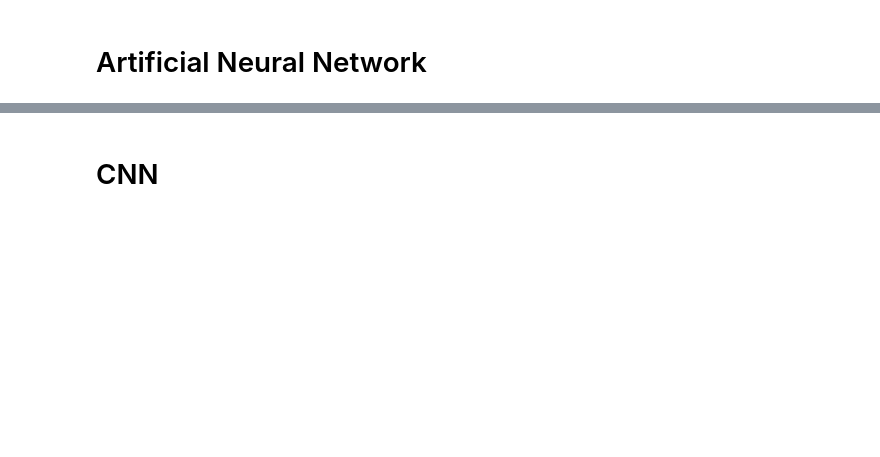
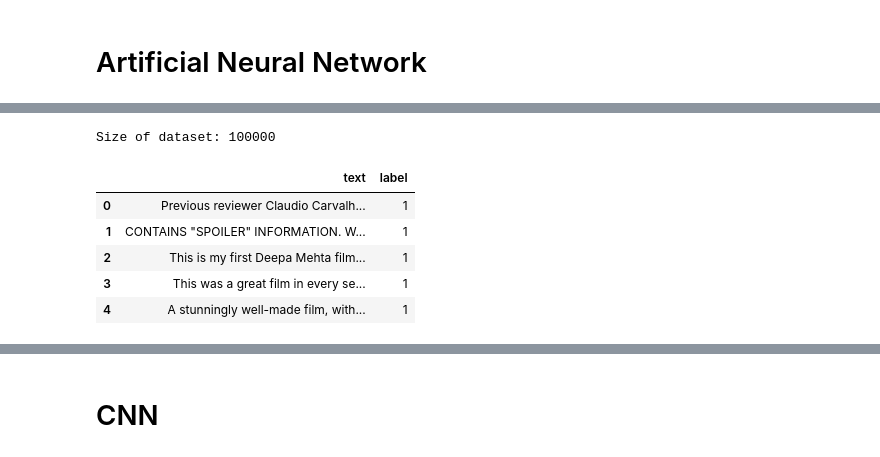
Before and after one commit to JustusRen/AI_Measurements, a Jupyter notebook: ann.ipynb, the cells around one changed output, grey strips where cells are left out. Drawn from its saved outputs; the diff is of its cells as text; code cells hidden in the pictures; blank space fills up the shorter version.

```diff
--- a/ann.ipynb
+++ b/ann.ipynb
@@ -18 +16,26 @@ if not os.path.exists('data.csv'):
+# %%
+if not os.path.exists('aclImdb'):
+    if not os.path.exists('aclImdb_v1.tar.gz'):
+        files = download_data()
+    else:
+        files = ['aclImdb_v1.tar.gz']
+
+    tarfile.open(files[0]).extractall()
+
+paths = glob.glob('aclImdb/**/pos/*.txt', recursive=True)
+pos_frame = get_data(paths, 1)
+paths = glob.glob('aclImdb/**/neg/*.txt', recursive=True)
+neg_frame = get_data(paths, 0)
+
+df = pd.concat([pos_frame, neg_frame])
+print(f'Size of dataset: {df.size}')
+df.head()
+# %% [output]
+Size of dataset: 100000
+|  | text | label |
+| 0 | Previous reviewer Claudio Carvalh... | 1 |
+| 1 | CONTAINS "SPOILER" INFORMATION. W... | 1 |
+| 2 | This is my first Deepa Mehta film... | 1 |
+| 3 | This was a great film in every se... | 1 |
+| 4 | A stunningly well-made film, with... | 1 |
 # %%
```
Also changed, not shown: parts of 17 cells of this notebook, 7 other files.
